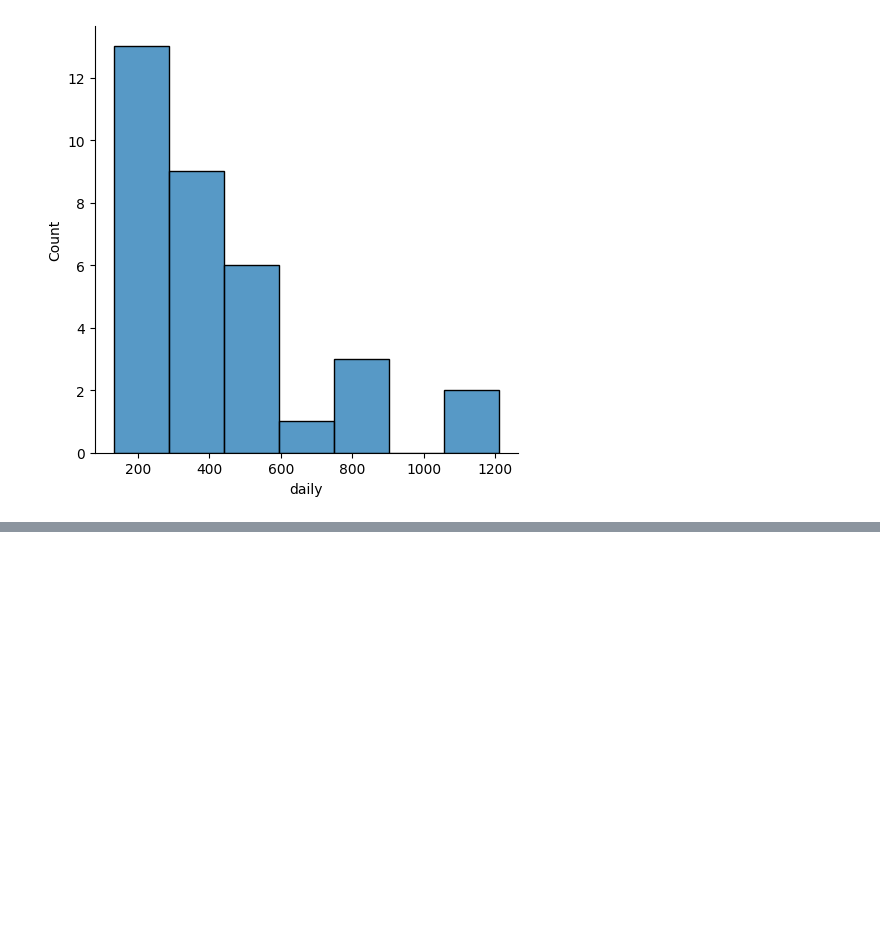
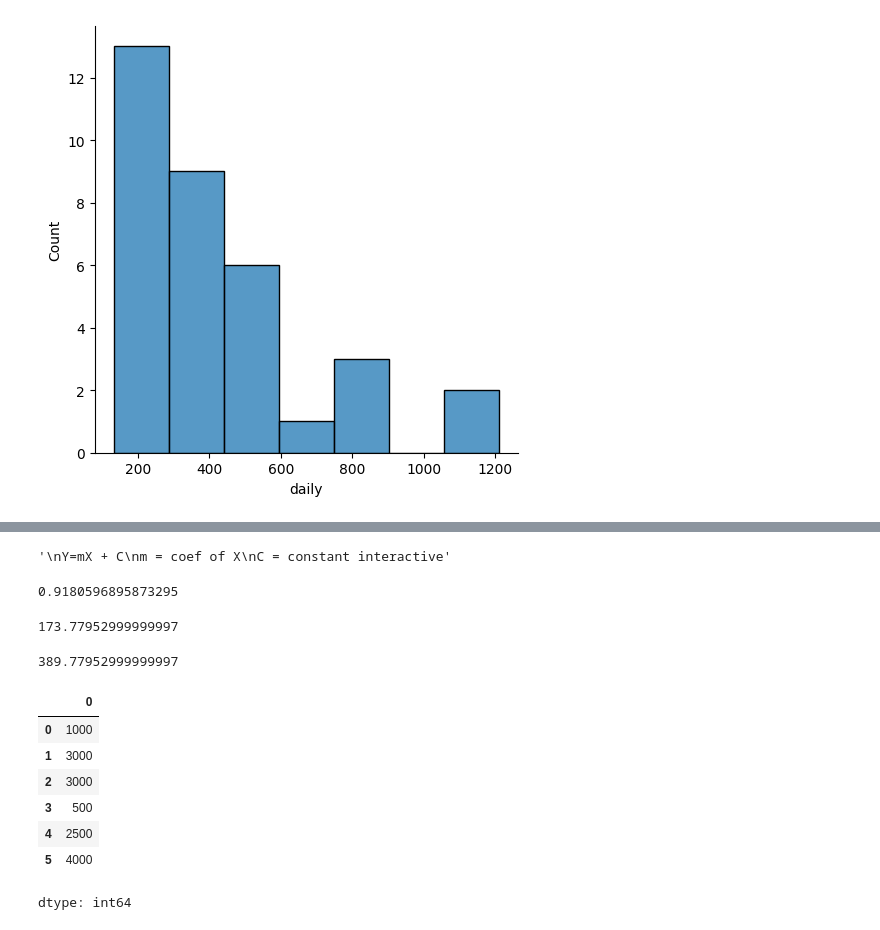
Before and after one commit to SaipoojithaNamani/Assignments, a Jupyter notebook: python17.ipynb, the cells around one changed output, grey strips where cells are left out. Cells and saved outputs as stored; diff of their text form; code cells hidden in the pictures; blank space fills up the shorter version.

```diff
--- a/python17.ipynb
+++ b/python17.ipynb
@@ -128,0 +150,7 @@ sns.displot(data['daily'])
+# %%
+"""
+Y=mX + C
+m = coef of X
+C = constant interactive"""
+# %% [output]
+'\nY=mX + C\nm = coef of X\nC = constant interactive'
@@ -128,0 +161,24 @@ sns.displot(data['daily'])
+# %%
+model.rsquared
+# %% [output]
+0.9180596895873295
+# %%
+sunday - 108
+# %% [output]
+173.77952999999997
+# %%
+sunday+108
+# %% [output]
+389.77952999999997
+# %%
+ newdata = pd.Series([1000,3000,3000,500,2500,4000])
+ newdata
+# %% [output]
+|  | 0 |
+| 0 | 1000 |
+| 1 | 3000 |
+| 2 | 3000 |
+| 3 | 500 |
+| 4 | 2500 |
+| 5 | 4000 |
+dtype: int64
```
Also changed, not shown: parts of 20 cells of this notebook.
